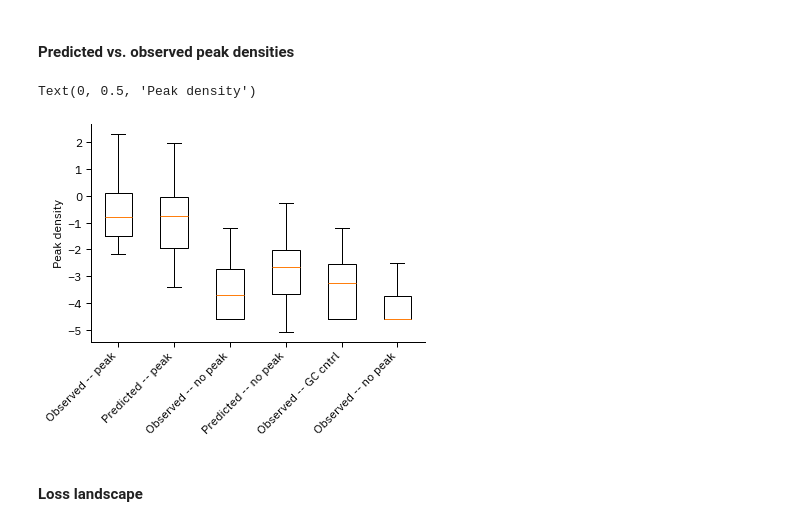
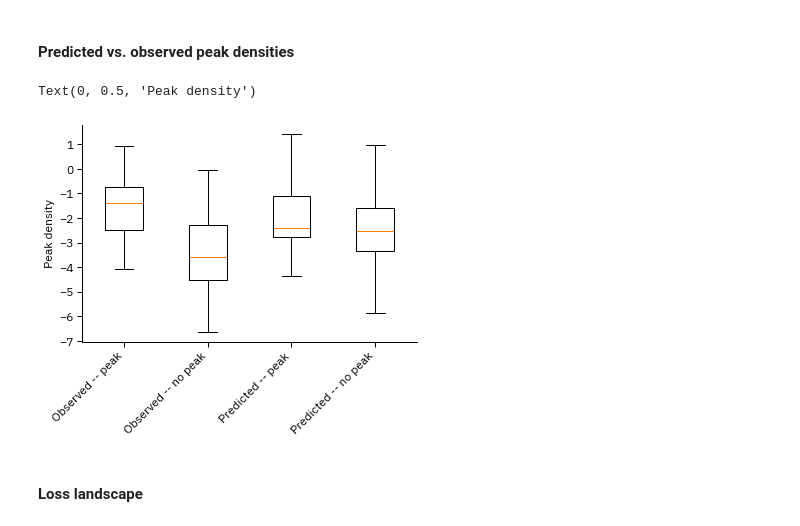
Before and after one commit to vierstralab/vinson, a Jupyter notebook: DHS_Quantitative_Model.ipynb, the cells around one changed output. Saved outputs shown, nothing was run; the diff lists cells and outputs as text; code cells hidden in the pictures.

```diff
--- a/DHS_Quantitative_Model.ipynb
+++ b/DHS_Quantitative_Model.ipynb
@@ -110,7 +121,7 @@
 ### Load in pre-trained variant model
 # %%
 pretrained_state_dict = torch.load(
-    "models/regression_data_JUL10.batch1_v4_poisson_test/checkpoints/last.ckpt",
+    "models/data_JUL28_3_a100/checkpoints/last.ckpt",
     map_location=torch.device("cpu"),
 )["state_dict"]
 
@@ -119,4 +130,19 @@ model.load_state_dict(pretrained_state_dict)
 <All keys matched successfully>
 # %% [markdown]
 ### Predict variants (random batch)
+# %%
+batch = next(iter(dataloader))
+
+X_seq, X_embed, indicator, density, bg, read_depth, sample_id, chrom, mid, weight = (
+    batch["seq"],
+    batch["embed"],
+    batch["indicator"],
+    batch["density"],
+    batch["bg"],
+    batch["read_depth"],
+    batch["sample_id"],
+    batch["chrom"],
+    batch["mid"],
+    batch["weight"],
+)
 # %%
@@ -208,43 +226,38 @@ plt.scatter((density).log(), y_, c=c)
 # %% [markdown]
 #### Predicted vs. observed peak densities
 # %%
-pred_w_peak = y_[indicator.to(bool)]
-pred_wo_peak = y_[~indicator.to(bool)]
+pred_w_peak = pred_total_density.log2()[indicator.to(bool)]
+pred_wo_peak = pred_total_density.log2()[~indicator.to(bool)]
 
-obs_w_peak = (density).log()[indicator.to(bool)]
-obs_wo_peak = (density).log()[~indicator.to(bool)]
 
-obs_gc_neg = (density).log()[np.array(example_type)=="gc_matched_negative"]
-obs_neg = (density).log()[np.array(example_type)=="negative"]
-
+obs_w_peak = (density + 0.01).log2()[indicator.to(bool)]
+obs_wo_peak = (density + 0.01).log2()[~indicator.to(bool)]
 
 y = [
     obs_w_peak,
+    obs_wo_peak,
     pred_w_peak,
-    obs_wo_peak,
     pred_wo_peak,
-    obs_gc_neg,
-    obs_neg
 ]
 
 b = plt.boxplot(y, showfliers=False)
 
 plt.xticks(
-    np.arange(1,7),
-    labels = [
+    np.arange(len(y)) + 1,
+    labels=[
         "Observed -- peak",
+        "Observed -- no peak",
         "Predicted -- peak",
-        "Observed -- no peak",
         "Predicted -- no peak",
-        "Observed -- GC cntrl",
-        "Observed -- no peak",
-    ], rotation=45, ha="right",
+    ],
+    rotation=45,
+    ha="right",
 )
 
 plt.ylabel("Peak density")
 # %% [output]
 Text(0, 0.5, 'Peak density')
-[figure, old version]
+[figure, new version]
 # %% [markdown]
 #### Loss landscape
 # %%
```
Also changed, not shown: parts of 18 cells of this notebook, 1 other file.
